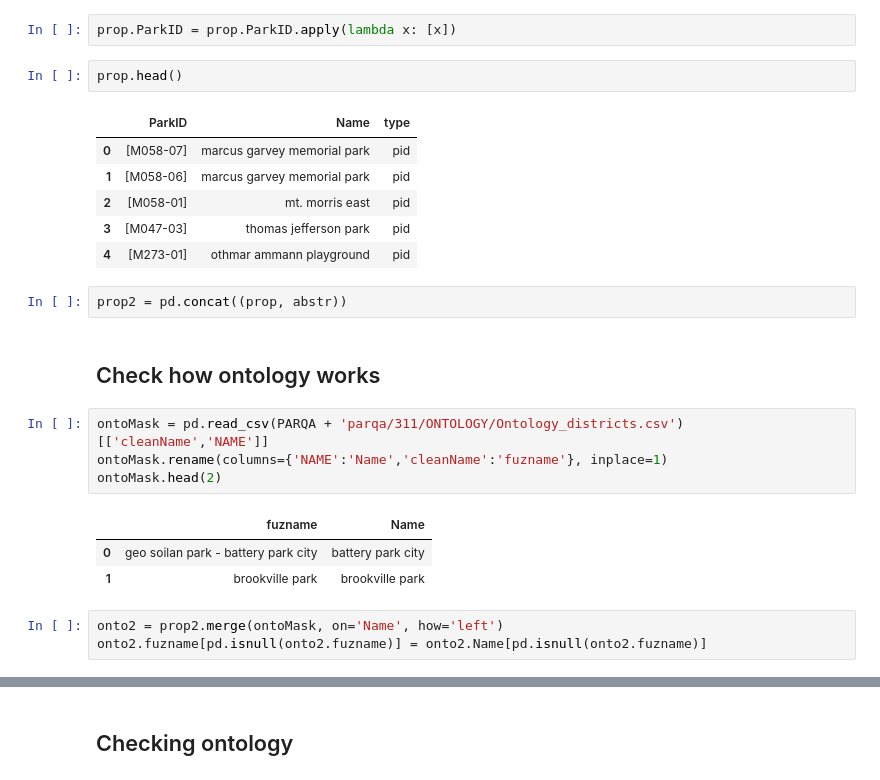
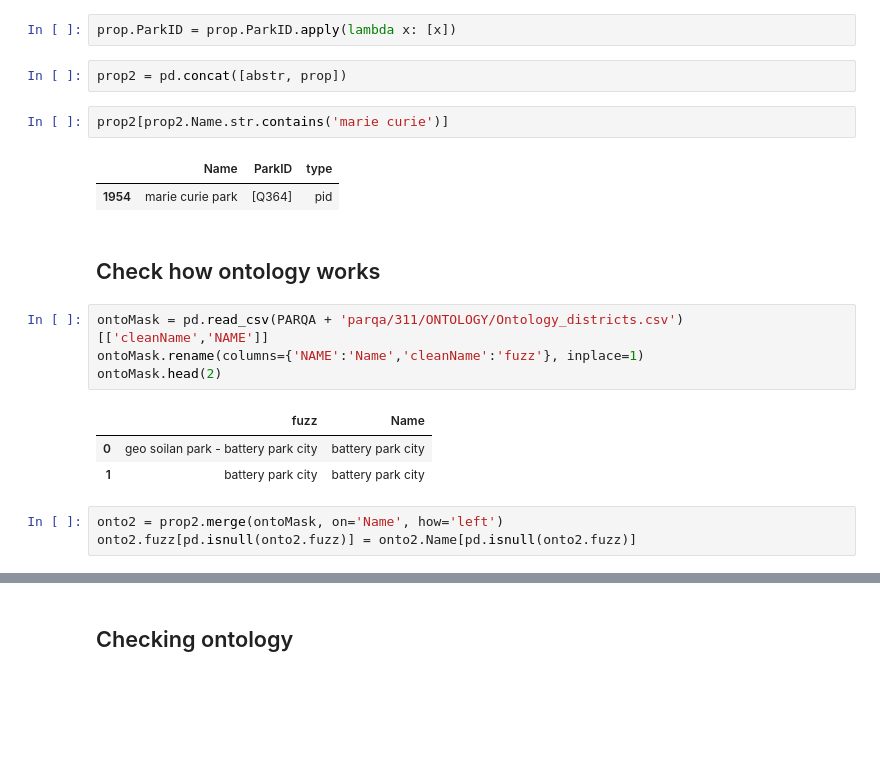
Before and after one commit to gdobler/parqa, a Jupyter notebook: 311/ONTOLOGY/4_311_calls_to_PropertyID.ipynb, the cells around one changed output, grey strips where cells are left out. Cells and saved outputs as stored; diff of their text form; blank space fills up the shorter version.

```diff
--- a/311/ONTOLOGY/4_311_calls_to_PropertyID.ipynb
+++ b/311/ONTOLOGY/4_311_calls_to_PropertyID.ipynb
@@ -201,27 +217,23 @@ def getIDList(ID):
 abstr.ParkID = abstr.ParkID.apply(getIDList)
 # %%
 prop.ParkID = prop.ParkID.apply(lambda x: [x])
-# %%
-prop.head()
-# %% [output]
-|  | ParkID | Name | type |
-| 0 | [M058-07] | marcus garvey memorial park | pid |
-| 1 | [M058-06] | marcus garvey memorial park | pid |
-| 2 | [M058-01] | mt. morris east | pid |
-| 3 | [M047-03] | thomas jefferson park | pid |
-| 4 | [M273-01] | othmar ammann playground | pid |
 # %%
-prop2 = pd.concat((prop, abstr))
+prop2 = pd.concat([abstr, prop])
+# %%
+prop2[prop2.Name.str.contains('marie curie')]
+# %% [output]
+|  | Name | ParkID | type |
+| 1954 | marie curie park | [Q364] | pid |
 # %% [markdown]
 ## Check how ontology works
 # %%
 ontoMask = pd.read_csv(PARQA + 'parqa/311/ONTOLOGY/Ontology_districts.csv')[['cleanName','NAME']]
-ontoMask.rename(columns={'NAME':'Name','cleanName':'fuzname'}, inplace=1)
+ontoMask.rename(columns={'NAME':'Name','cleanName':'fuzz'}, inplace=1)
 ontoMask.head(2)
 # %% [output]
-|  | fuzname | Name |
+|  | fuzz | Name |
 | 0 | geo soilan park - battery park city | battery park city |
-| 1 | brookville park | brookville park |
+| 1 | battery park city | battery park city |
 # %%
 onto2 = prop2.merge(ontoMask, on='Name', how='left')
-onto2.fuzname[pd.isnull(onto2.fuzname)] = onto2.Name[pd.isnull(onto2.fuzname)]
+onto2.fuzz[pd.isnull(onto2.fuzz)] = onto2.Name[pd.isnull(onto2.fuzz)]
```
Also changed, not shown: parts of 27 cells of this notebook, 17 other files.
